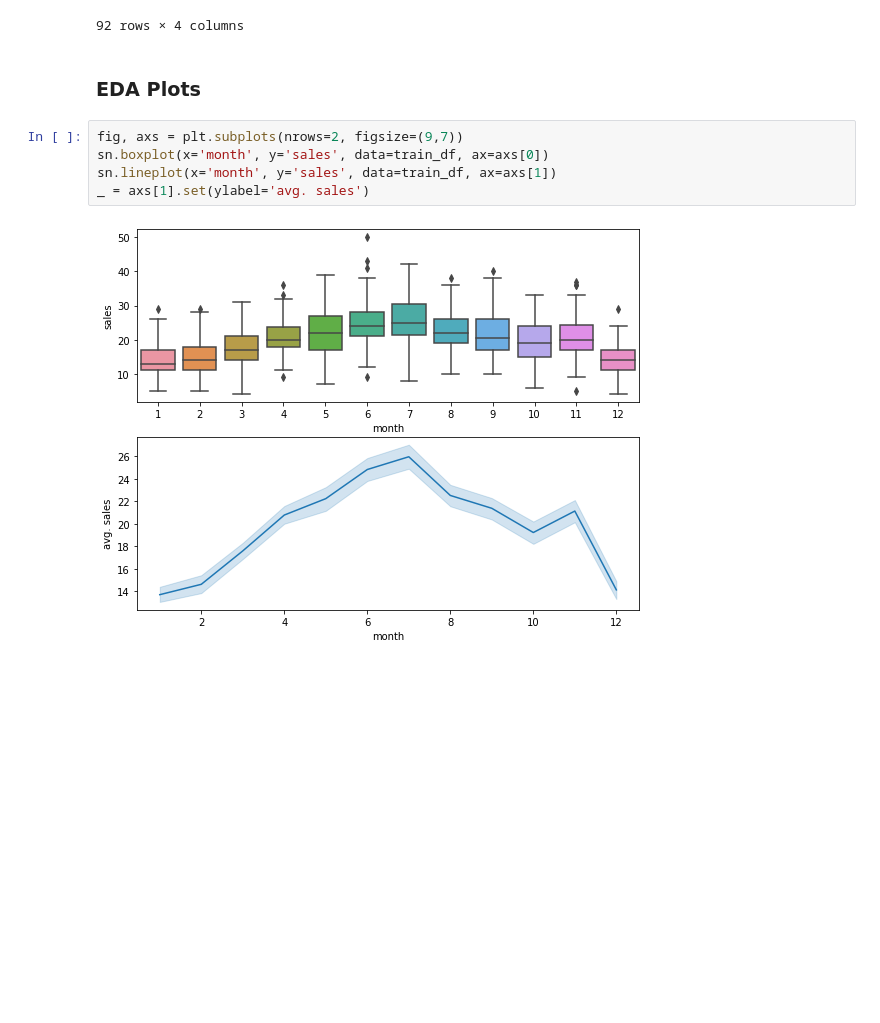
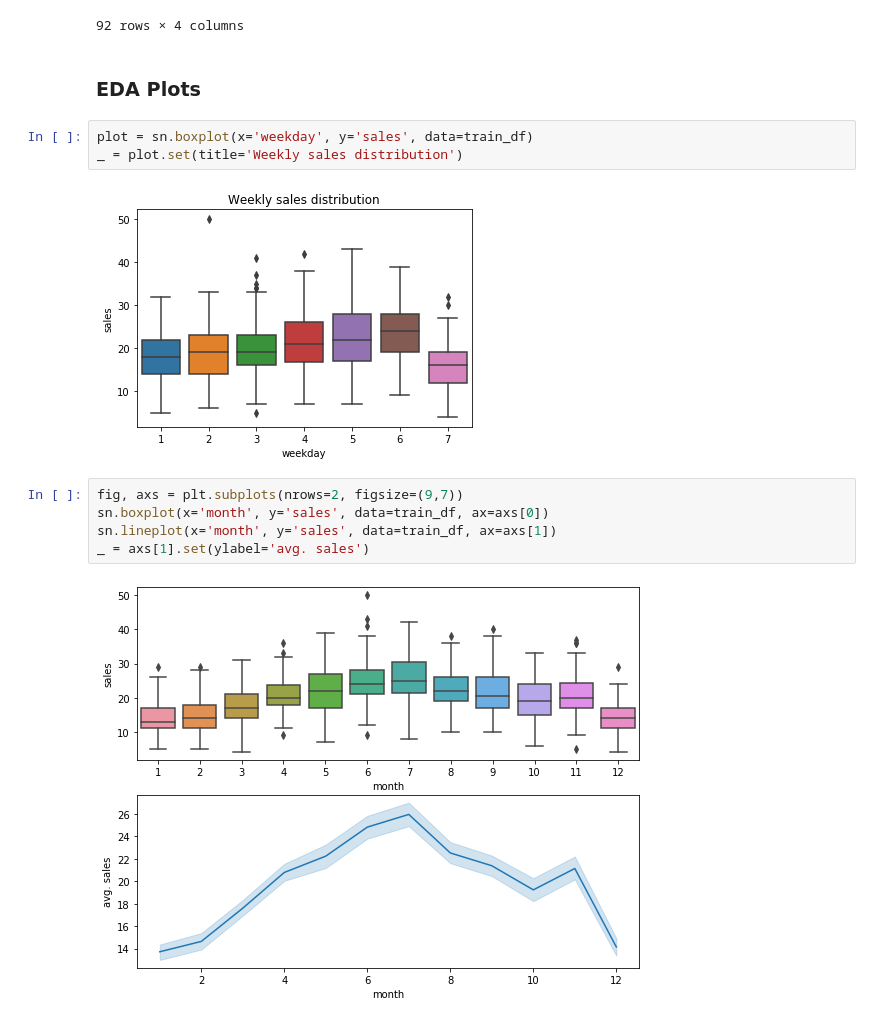
Before and after one commit to akshitvjain/product-sales-forecasting, a Jupyter notebook: notebook-sales-demand-forecasting.ipynb, the cells around one changed output. Saved outputs shown, nothing was run; the diff lists cells and outputs as text; blank space fills up the shorter version.

```diff
--- a/notebook-sales-demand-forecasting.ipynb
+++ b/notebook-sales-demand-forecasting.ipynb
@@ -90,6 +94,11 @@ test_df
 92 rows × 4 columns
 # %% [markdown]
 ### EDA Plots
+# %%
+plot = sn.boxplot(x='weekday', y='sales', data=train_df)
+_ = plot.set(title='Weekly sales distribution')
+# %% [output]
+[figure, added]
 # %%
 fig, axs = plt.subplots(nrows=2, figsize=(9,7))
 sn.boxplot(x='month', y='sales', data=train_df, ax=axs[0])
```
Also changed, not shown: parts of 3 cells of this notebook.
